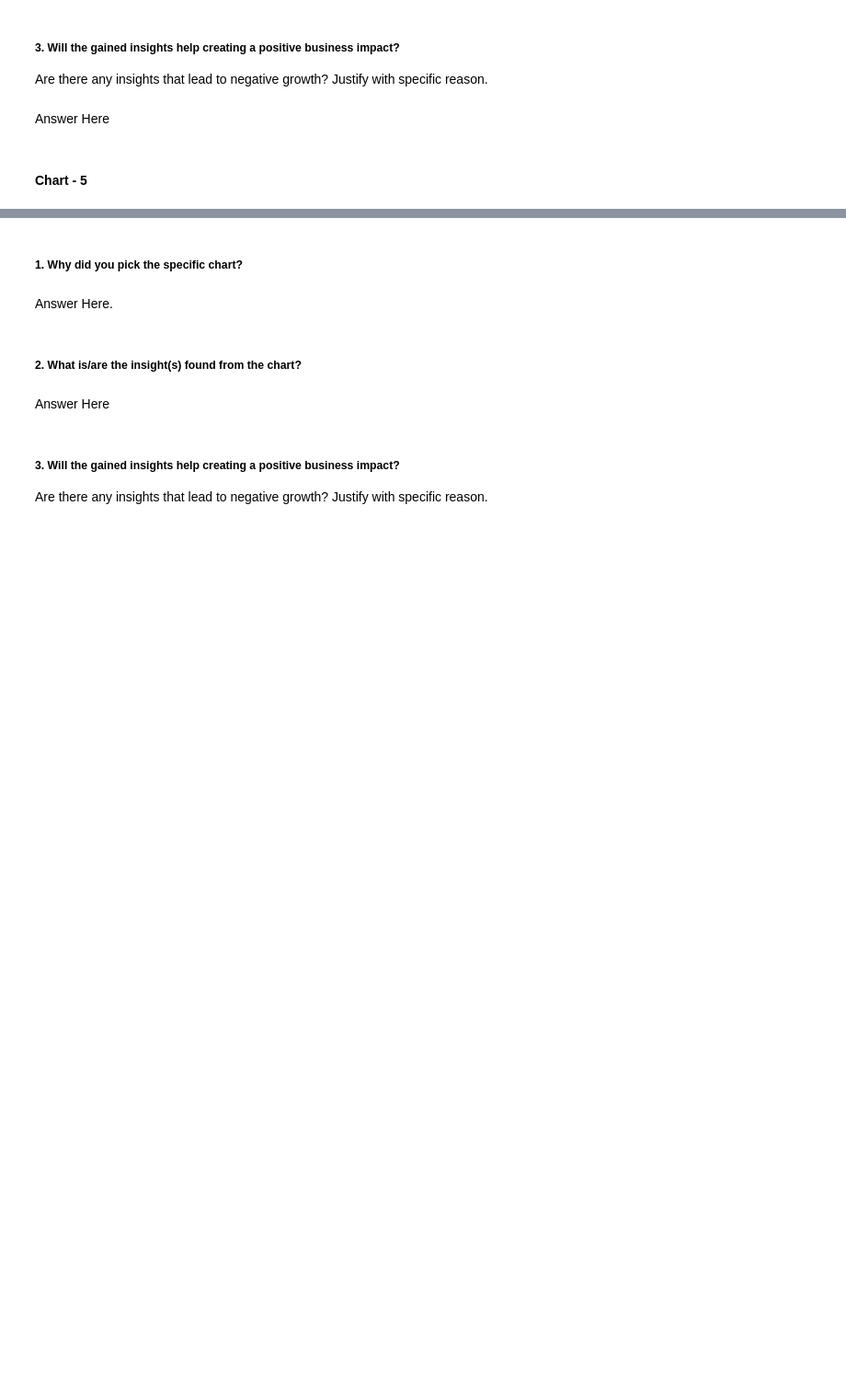
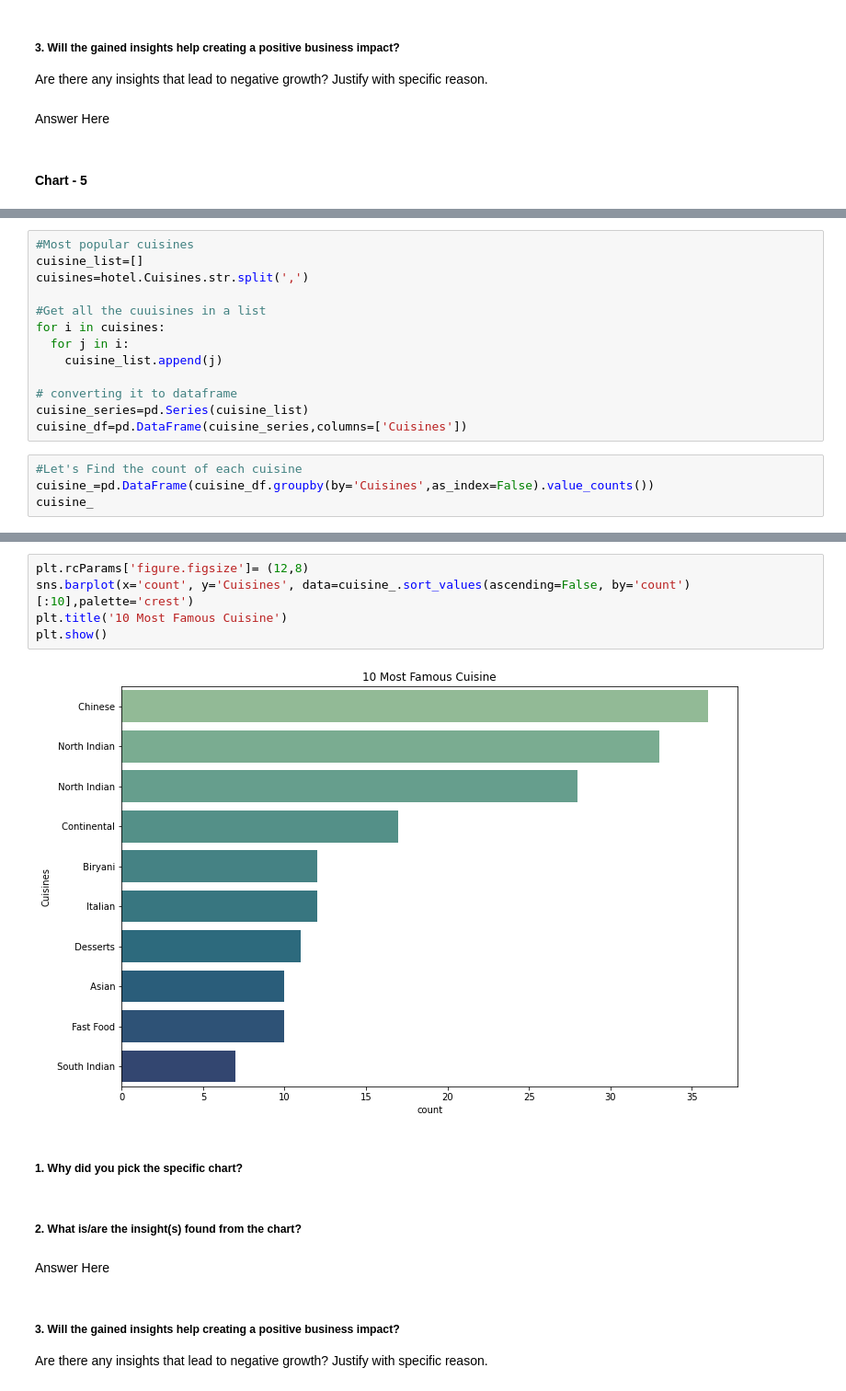
Before and after one commit to sonika-07/Zomato-Restaurant-Clustering-And-Sentiment-Analysis, a Jupyter notebook: Zomato_Restaurant_Clustering_And_Sentiment_Analysis.ipynb, the cells around one changed output, grey strips where cells are left out. Shown at 92% size. Cells and saved outputs as stored; diff of their text form; blank space fills up the shorter version.

```diff
--- a/Zomato_Restaurant_Clustering_And_Sentiment_Analysis.ipynb
+++ b/Zomato_Restaurant_Clustering_And_Sentiment_Analysis.ipynb
@@ -652,0 +694,17 @@ Answer Here
+# %%
+#Most popular cuisines
+cuisine_list=[]
+cuisines=hotel.Cuisines.str.split(',')
+
+#Get all the cuuisines in a list
+for i in cuisines:
+  for j in i:
+    cuisine_list.append(j)
+
+# converting it to dataframe
+cuisine_series=pd.Series(cuisine_list)
+cuisine_df=pd.DataFrame(cuisine_series,columns=['Cuisines'])
+# %%
+#Let's Find the count of each cuisine
+cuisine_=pd.DataFrame(cuisine_df.groupby(by='Cuisines',as_index=False).value_counts())
+cuisine_
@@ -653,7 +725,12 @@ Answer Here
+# %%
+plt.rcParams['figure.figsize']= (12,8)
+sns.barplot(x='count', y='Cuisines', data=cuisine_.sort_values(ascending=False, by='count')[:10],palette='crest')
+plt.title('10 Most Famous Cuisine')
+plt.show()
+# %% [output]
+[figure, added]
 # %% [markdown]
 ##### 1. Why did you pick the specific chart?
-# %% [markdown]
-Answer Here.
 # %% [markdown]
 ##### 2. What is/are the insight(s) found from the chart?
 # %% [markdown]
```
Also changed, not shown: parts of 31 cells of this notebook.
